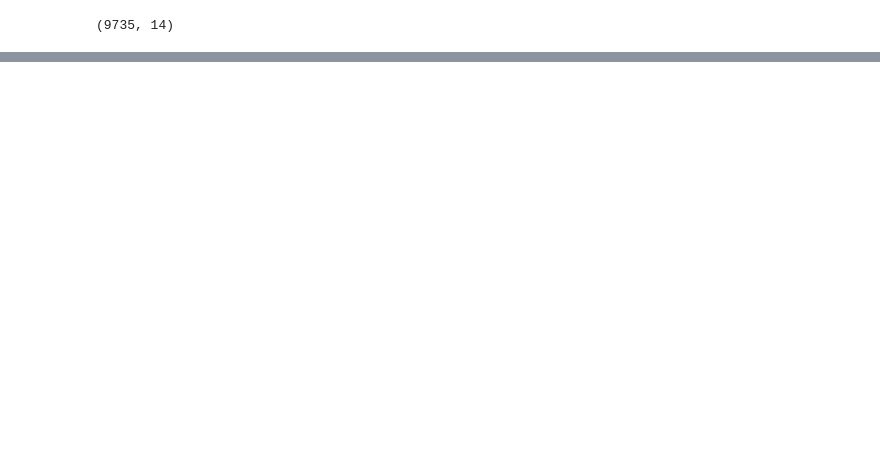
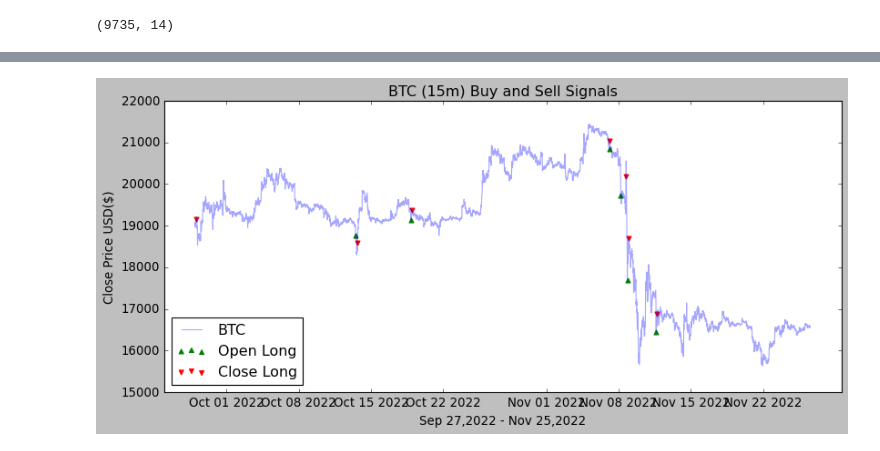
Before and after one commit to litosmunoz/Introduction-to-Quantitative-Trading, a Jupyter notebook: backtesting_bot/btc_15m.ipynb, the cells around one changed output, grey strips where cells are left out. Cells and saved outputs as stored; diff of their text form; code cells hidden in the pictures; blank space fills up the shorter version.

```diff
--- a/backtesting_bot/btc_15m.ipynb
+++ b/backtesting_bot/btc_15m.ipynb
@@ -71 +71,16 @@ btc_15m.describe()
 | max | 21444.500000 | 70768.354000 | 21397.969050 | 21365.925620 | 21321.677970 | 21298.381490 | 21240.912680 | 21405.652910 | 21327.470420 | 21506.773100 | ... |
+# %%
+plt.style.use('classic')
+plt.figure(figsize=(12,5))
+plt.plot(btc_15m['close'], label='BTC', alpha=0.35)
+plt.plot(btc_15m['Long Signal RSI'], label='', alpha=0.35)
+plt.plot(btc_15m['Close Long Signal RSI'],label='', alpha=0.35)
+plt.scatter(btc_15m.index, btc_15m['Long Signal RSI'], label ='Open Long', marker='^',color='green')
+plt.scatter(btc_15m.index, btc_15m['Close Long Signal RSI'],label='Close Long', marker='v', color='red')
+plt.title('BTC (15m) Buy and Sell Signals')
+plt.xlabel("Sep 27,2022 - Nov 25,2022")
+plt.ylabel("Close Price USD($)")
+plt.legend(loc='lower left')
+plt.show()
+# %% [output]
+[figure, added]
```
Also changed, not shown: parts of 7 cells of this notebook, 2 other files.
